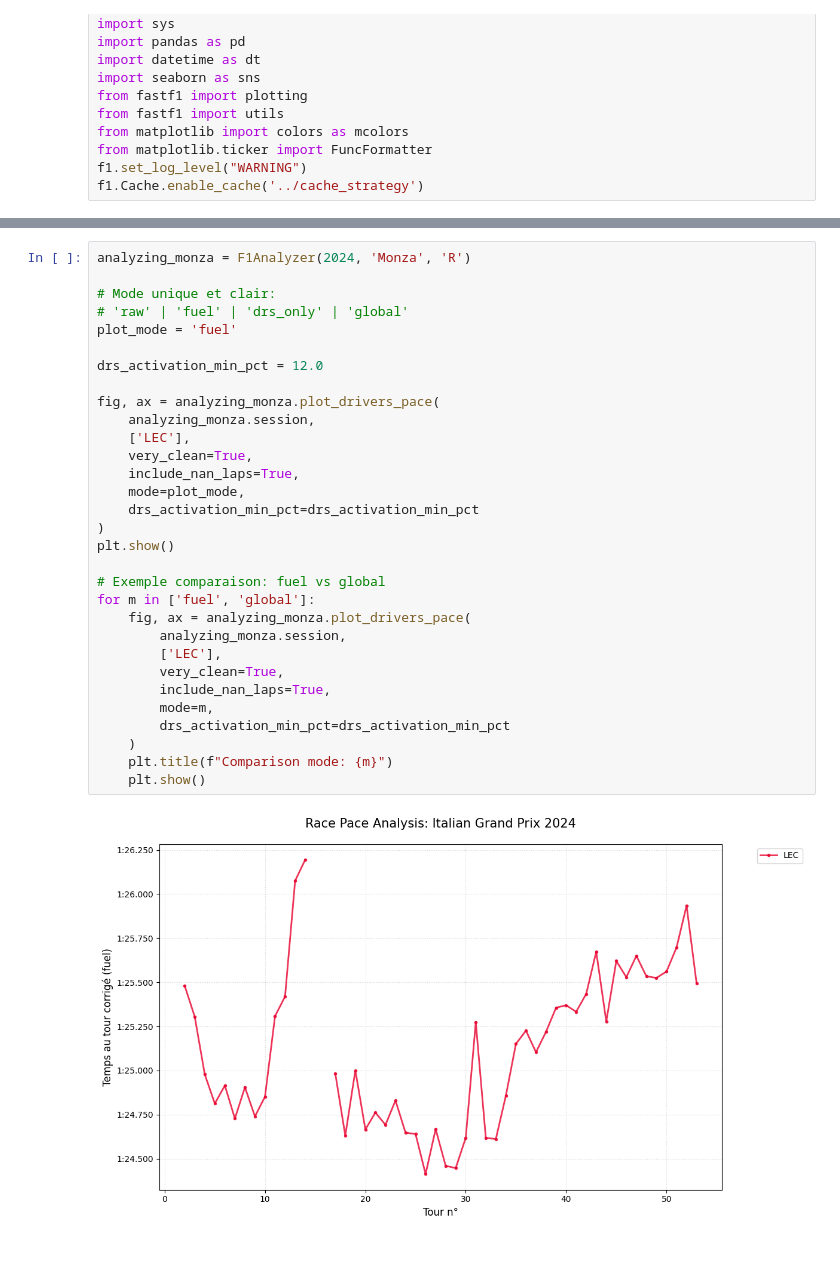
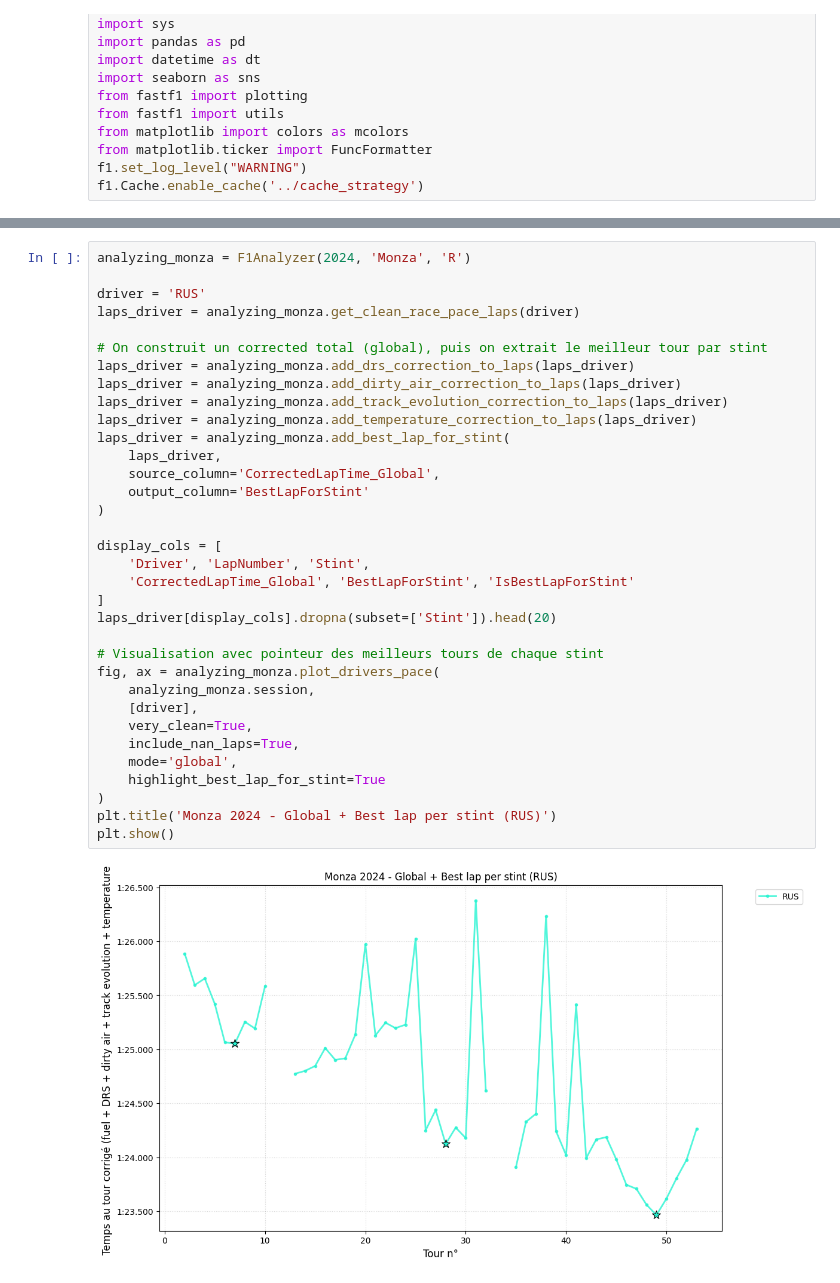
Before and after one commit to ahmedjerba/F1_Analyzer-through-goes-hamilton-, a Jupyter notebook: classes/F1_analyzer.ipynb, the cells around one changed output, grey strips where cells are left out. Saved outputs shown, nothing was run; the diff lists cells and outputs as text; blank space fills up the shorter version.

```diff
--- a/classes/F1_analyzer.ipynb
+++ b/classes/F1_analyzer.ipynb
@@ -603,33 +740,36 @@ class F1Analyzer:
 # %%
 analyzing_monza = F1Analyzer(2024, 'Monza', 'R')
 
-# Mode unique et clair:
-# 'raw' | 'fuel' | 'drs_only' | 'global'
-plot_mode = 'fuel'
+driver = 'RUS'
+laps_driver = analyzing_monza.get_clean_race_pace_laps(driver)
 
-drs_activation_min_pct = 12.0
+# On construit un corrected total (global), puis on extrait le meilleur tour par stint
+laps_driver = analyzing_monza.add_drs_correction_to_laps(laps_driver)
+laps_driver = analyzing_monza.add_dirty_air_correction_to_laps(laps_driver)
+laps_driver = analyzing_monza.add_track_evolution_correction_to_laps(laps_driver)
+laps_driver = analyzing_monza.add_temperature_correction_to_laps(laps_driver)
+laps_driver = analyzing_monza.add_best_lap_for_stint(
+    laps_driver,
+    source_column='CorrectedLapTime_Global',
+    output_column='BestLapForStint'
+)
 
+display_cols = [
+    'Driver', 'LapNumber', 'Stint',
+    'CorrectedLapTime_Global', 'BestLapForStint', 'IsBestLapForStint'
+]
+laps_driver[display_cols].dropna(subset=['Stint']).head(20)
+
+# Visualisation avec pointeur des meilleurs tours de chaque stint
 fig, ax = analyzing_monza.plot_drivers_pace(
     analyzing_monza.session,
-    ['LEC'],
+    [driver],
     very_clean=True,
     include_nan_laps=True,
-    mode=plot_mode,
-    drs_activation_min_pct=drs_activation_min_pct
+    mode='global',
+    highlight_best_lap_for_stint=True
 )
+plt.title('Monza 2024 - Global + Best lap per stint (RUS)')
 plt.show()
-
-# Exemple comparaison: fuel vs global
-for m in ['fuel', 'global']:
-    fig, ax = analyzing_monza.plot_drivers_pace(
-        analyzing_monza.session,
-        ['LEC'],
-        very_clean=True,
-        include_nan_laps=True,
-        mode=m,
-        drs_activation_min_pct=drs_activation_min_pct
-    )
-    plt.title(f"Comparison mode: {m}")
-    plt.show()
 # %% [output]
-[figure, old version]
+[figure, new version]
```
Also changed, not shown: parts of 11 cells of this notebook, 4 other files.
